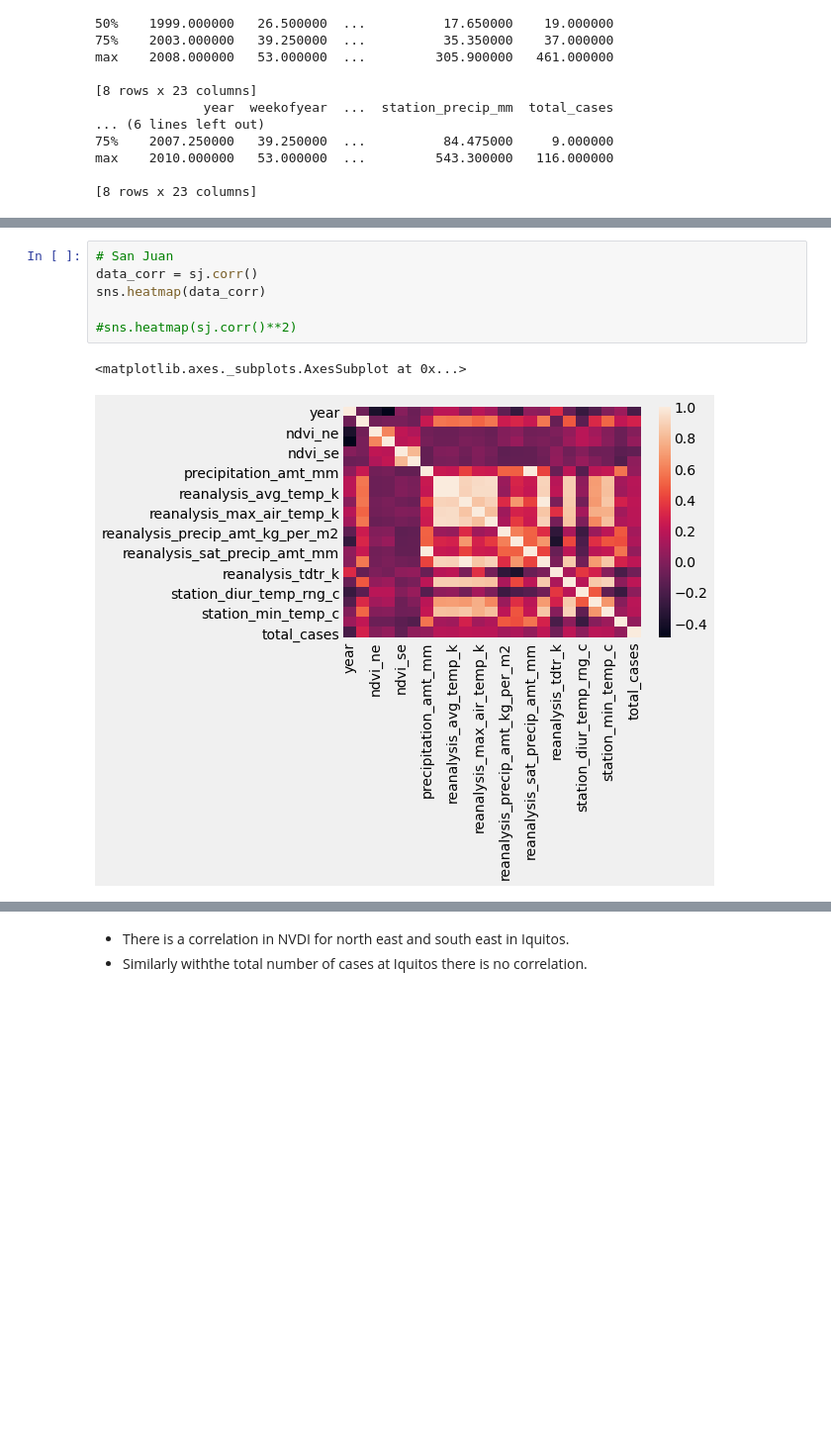
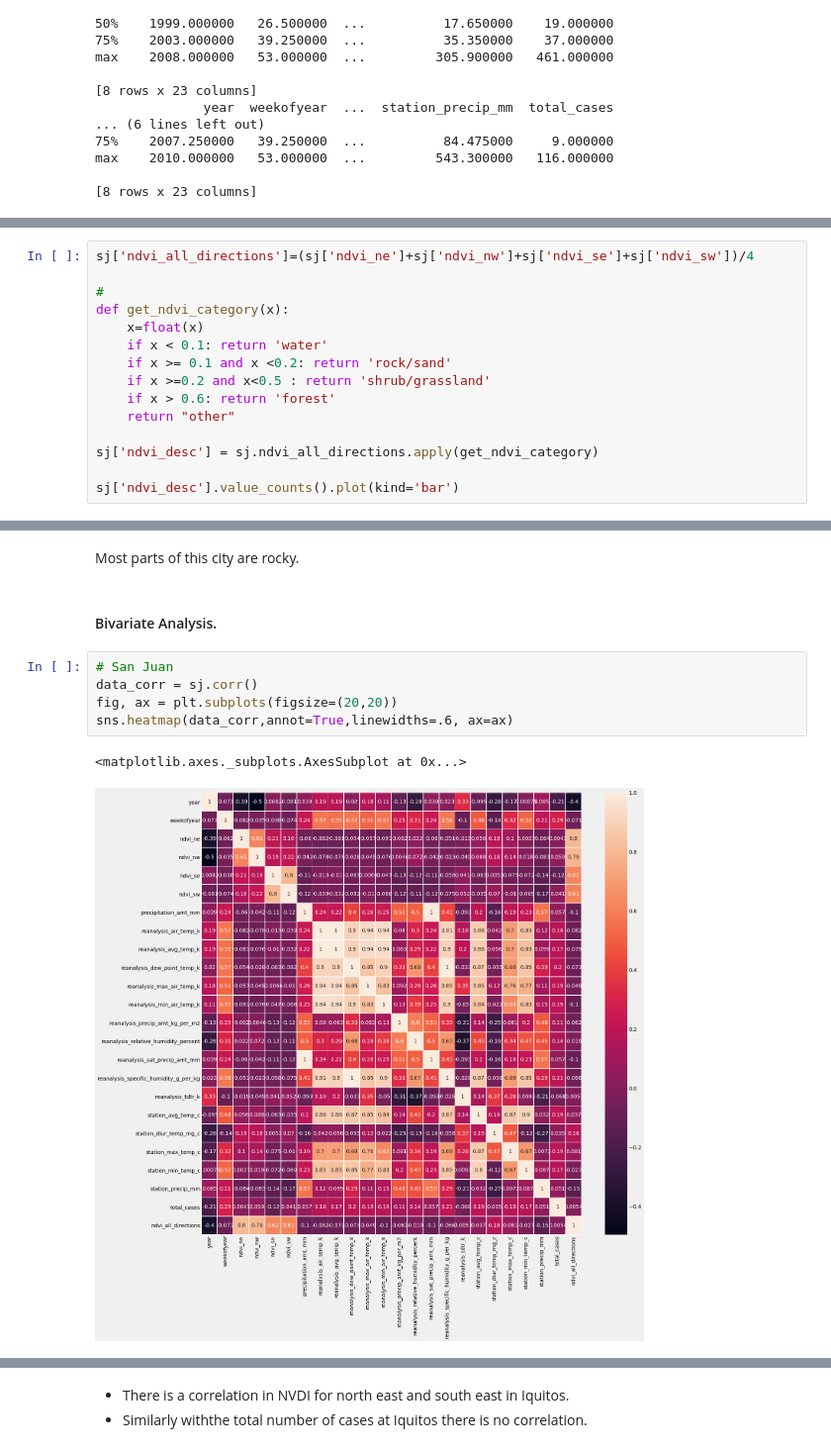
Before and after one commit to Mjcherono/Predicting-Disease-Spread, a Jupyter notebook: dengue.ipynb, the cells around one changed output, grey strips where cells are left out. Shown at 99% size. Cells and saved outputs as stored; diff of their text form; blank space fills up the shorter version.

```diff
--- a/dengue.ipynb
+++ b/dengue.ipynb
@@ -436,0 +471,15 @@ max    2010.000000   53.000000  ...         543.300000   116.000000
+# %%
+sj['ndvi_all_directions']=(sj['ndvi_ne']+sj['ndvi_nw']+sj['ndvi_se']+sj['ndvi_sw'])/4
+
+#
+def get_ndvi_category(x):
+    x=float(x)
+    if x < 0.1: return 'water'
+    if x >= 0.1 and x <0.2: return 'rock/sand'
+    if x >=0.2 and x<0.5 : return 'shrub/grassland'
+    if x > 0.6: return 'forest'
+    return "other"
+
+sj['ndvi_desc'] = sj.ndvi_all_directions.apply(get_ndvi_category)
+
+sj['ndvi_desc'].value_counts().plot(kind='bar')
@@ -437,12 +489,15 @@ max    2010.000000   53.000000  ...         543.300000   116.000000
+# %% [markdown]
+Most parts of this city are rocky.
+# %% [markdown]
+#### Bivariate Analysis.
 # %%
 # San Juan
 data_corr = sj.corr()
-sns.heatmap(data_corr)
-
-#sns.heatmap(sj.corr()**2)
+fig, ax = plt.subplots(figsize=(20,20))
+sns.heatmap(data_corr,annot=True,linewidths=.6, ax=ax)
 # %% [output]
 <matplotlib.axes._subplots.AxesSubplot at 0x...>
-[figure, old version]
+[figure, new version]
 # %% [markdown]
 
 
```
Also changed, not shown: parts of 19 cells of this notebook.
